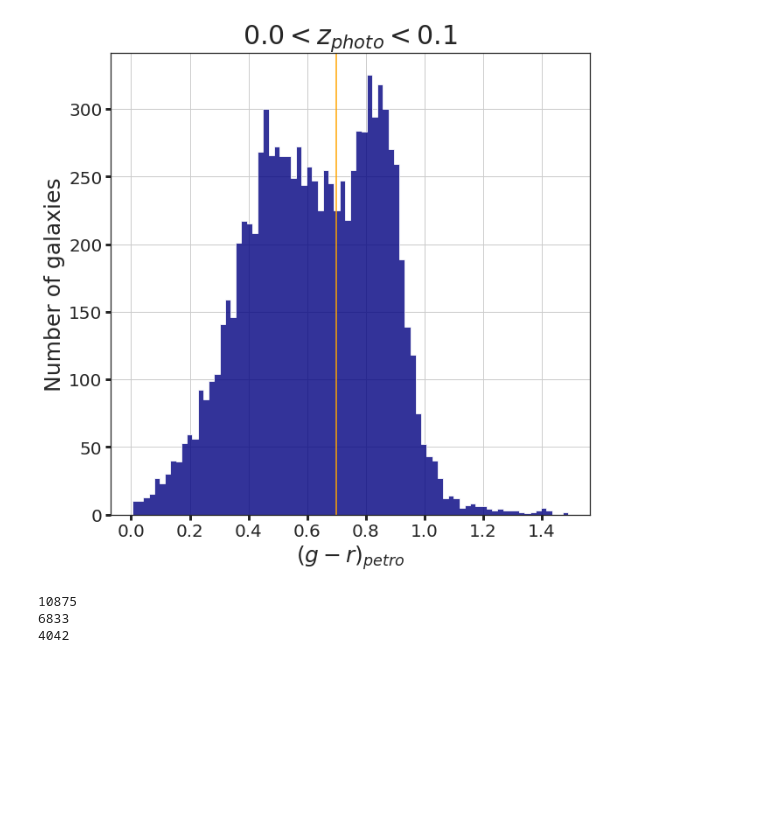
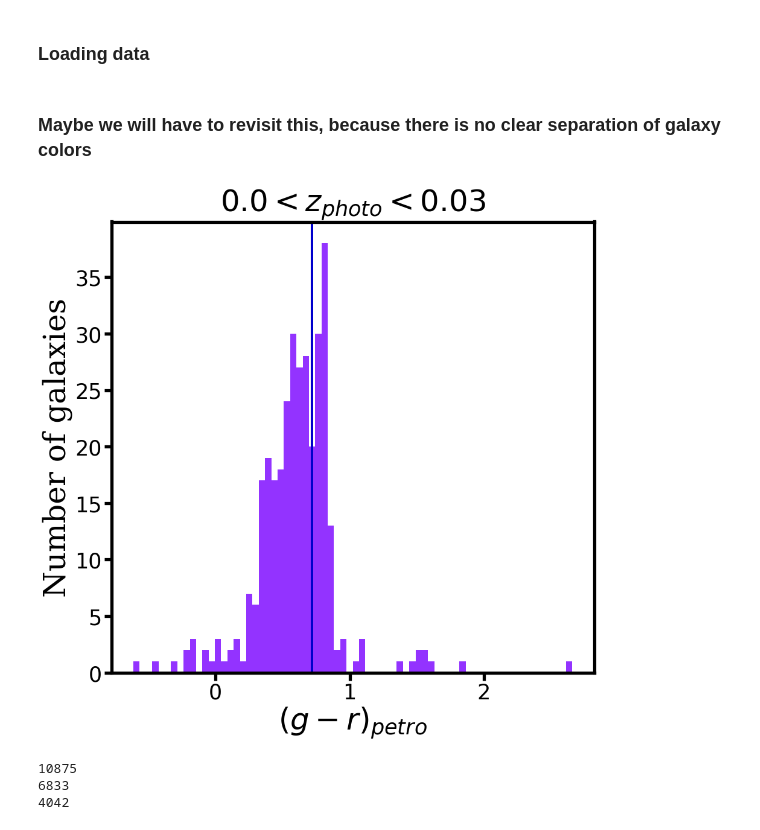
Before and after one commit to elismar2000/hydra-codes, a Jupyter notebook: color_distribution.ipynb, the cells around one changed output. Cells and saved outputs as stored; diff of their text form; code cells hidden in the pictures; blank space fills up the shorter version.

Commit message:
update 10-07-2024, mostly small changes in the plots

```diff
--- a/color_distribution.ipynb
+++ b/color_distribution.ipynb
@@ -2,8 +2,4 @@
 import matplotlib.pyplot as plt
 import numpy as np
 import pandas as pd
-import seaborn as sns; sns.set()
-
-sns.set_style("ticks")
-# sns.set_style("white")
-# sns.set_style("whitegrid")
+from matplotlib import rc, rcParams
@@ -10,9 +35,11 @@ sns.set_style("ticks")
+# %% [markdown]
+### Loading data
 # %%
-photoz_table = pd.read_csv("tables_photozs/hydra_probgal0.7.csv", usecols=['RA', 'DEC', 'zml', 'odds',
+photoz_table = pd.read_csv("tables_photometric/Hydra_iDR4_morecolumns.csv", usecols=['RA_1', 'DEC_1', 'zml', 'odds',
                                                                        'PROB_GAL', 'r_petro', 'g_petro', 'u_petro'])
 # %%
-ra_pz = photoz_table["RA"]
-dec_pz = photoz_table["DEC"]
+ra_pz = photoz_table["RA_1"]
+dec_pz = photoz_table["DEC_1"]
 zml = photoz_table["zml"]
 odds = photoz_table["odds"]
 prob_gal = photoz_table["PROB_GAL"]
@@ -33,34 +60,36 @@ def dist(ra, dec):
 
 #Defining a mask for the objects inside 1R200
 distances = dist(ra_pz, dec_pz)
+# %% [markdown]
+### Maybe we will have to revisit this, because there is no clear separation of galaxy colors
 # %%
-division = 0.7
+#Division of colours
+division = 0.72
 
-%matplotlib inline
 mlim = 19
 
-fig = plt.figure(figsize=(9, 9))
+fig = plt.figure(figsize=(13, 13))
 ax = fig.add_subplot(111)
 
-mask = (distances < 5*radius) & (odds > 0.7) & (prob_gal > 0.8) & (zml > 0.0) & (zml < 0.1) & (r_petro <
-                      mlim) & ((g_petro - r_petro) < 1.5) & ((g_petro - r_petro) > 0)
+mask = (distances < radius) & (odds > 0.7) & (prob_gal > 0.8) & (zml > 0.0) & (zml < 0.03) & (r_petro <
+                      mlim) & ((g_petro - r_petro) < 3) & ((g_petro - r_petro) > -1)
 
-ax.hist((g_petro - r_petro)[mask], bins=80, color='navy', histtype='stepfilled', alpha=0.8)
+ax.hist((g_petro - r_petro)[mask], bins=70, color=colors[3], histtype='stepfilled', alpha=0.8)
 # ax.set_title(r"$$".format(mlim), fontsize=25, fontname='fantasy')
-ax.set_ylabel("Number of galaxies", fontsize=25)
-ax.set_xlabel(r"$(g-r)_{petro}$", fontsize=25)
-ax.set_title(r"$0.0 < z_{photo} < 0.1$", fontsize=30)
-ax.axvline(division, color='orange')
+ax.set_ylabel("Number of galaxies", fontdict=font)
+ax.set_xlabel(r"$(g-r)_{petro}$", fontdict=font)
+ax.set_title(r"$0.0 < z_{photo} < 0.03$", fontdict=font)
+ax.axvline(division, color=colors[1], lw=4)
 
-ax.yaxis.set_tick_params(labelsize=20, width=3)
-ax.xaxis.set_tick_params(labelsize=20, width=3)
+# ax.yaxis.set_tick_params(labelsize=20, width=3)
+# ax.xaxis.set_tick_params(labelsize=20, width=3)
 
-ax.grid()
+# ax.grid()
 
 fig.tight_layout()
-plt.savefig("../Presentations/cosmo22-splus-poster/color-distribution_g-r-v2_photoz0.1.png", format='png')
+plt.savefig("../Figures/Dissertation/color-distribution_g-r-v2_photoz0.03.png", format='png')
 # %% [output]
-[figure, old version]
+[figure, new version]
 # %%
 mask = (odds > 0.7) & (prob_gal > 0.8) & (zml > 0.0) & (zml < 0.1) & (r_petro < 19)
 
```
Also changed, not shown: parts of 2 cells of this notebook, 6 other files.
